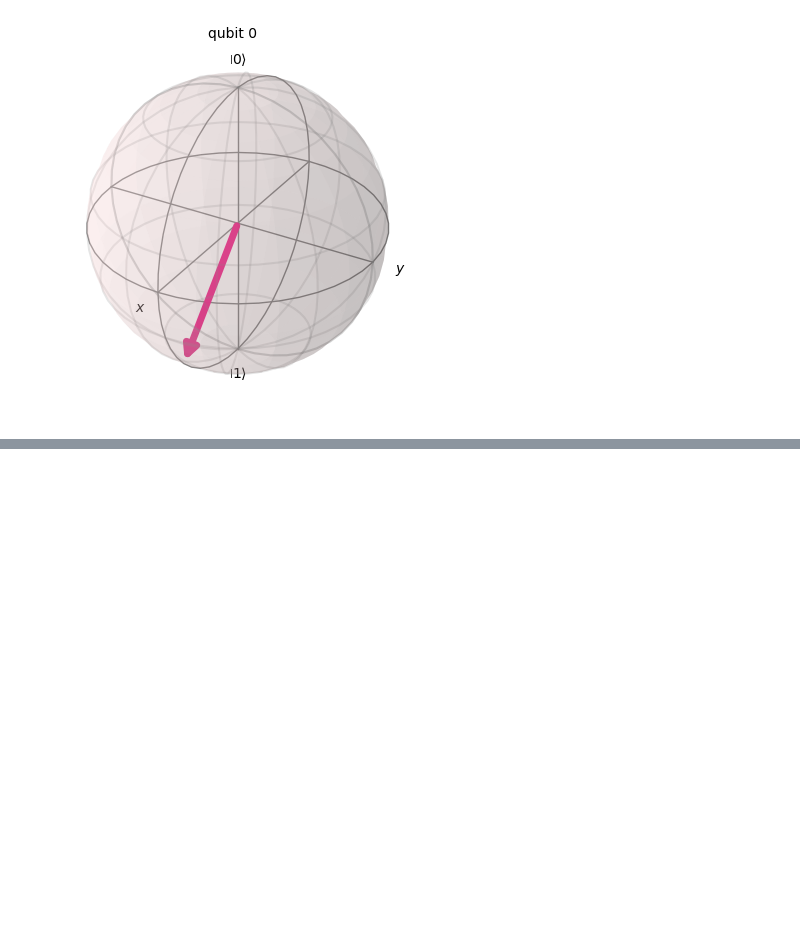
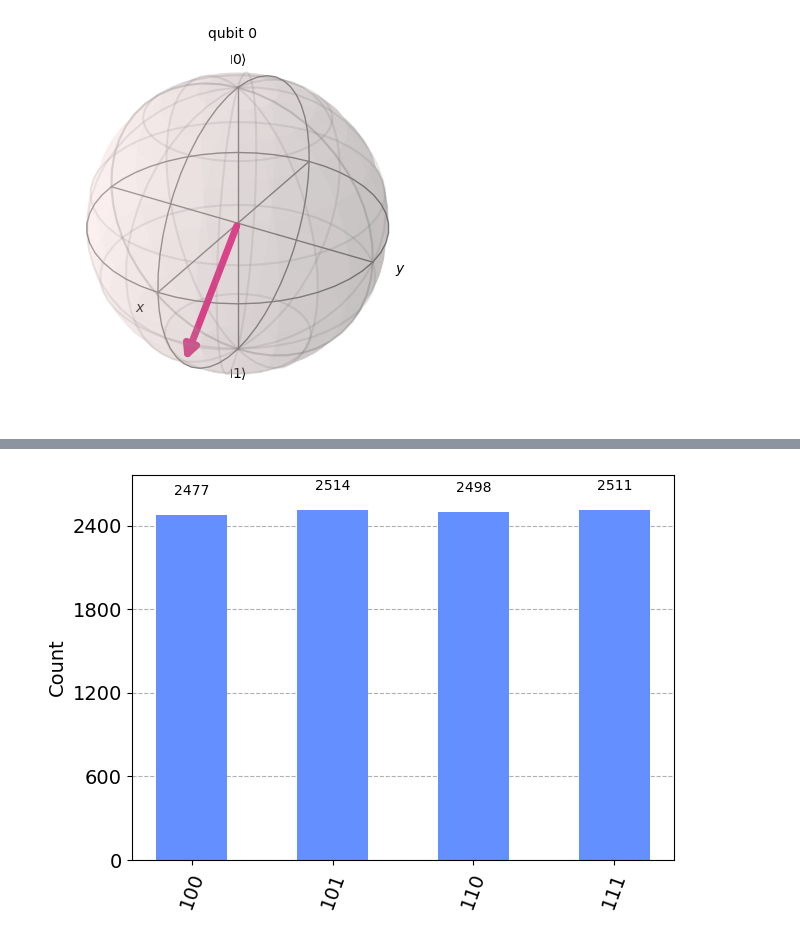
Before and after one commit to VRGQuantumTech/learning_qiskit, a Jupyter notebook: exam_exercices.ipynb, the cells around one changed output, grey strips where cells are left out. Saved outputs shown, nothing was run; the diff lists cells and outputs as text; code cells hidden in the pictures; blank space fills up the shorter version.

```diff
--- a/exam_exercices.ipynb
+++ b/exam_exercices.ipynb
@@ -145,0 +156,27 @@ qc = QuantumCircuit(inp_reg, ancilla)
+# %%
+# As an extra, check the state resulting from this circuit.
+
+inp_reg = QuantumRegister(2, name='inp')
+ancilla = QuantumRegister(1, name='anc')
+cr = ClassicalRegister(3, 'cr')
+qc = QuantumCircuit(inp_reg, ancilla, cr)
+
+qc.h(inp_reg)
+qc.x(ancilla)
+
+# Remember that in Qiskit 0.44 there is a bug that requires the initialization of
+# a backend before introducing save_statevector() in a circuit.
+qasm = Aer.get_backend('aer_simulator')
+qc.save_statevector()
+qc.measure(inp_reg, cr[0:2])
+qc.measure(ancilla, cr[2])
+
+qasm_job = qasm.run(circuits = qc, shots = 10000)
+qc_state = qasm_job.result().get_statevector()
+qc_counts = qasm_job.result().get_counts()
+
+from qiskit.visualization import plot_histogram
+
+plot_histogram(qc_counts)
+# %% [output]
+[figure, added]
```
Also changed, not shown: parts of 11 cells of this notebook.
